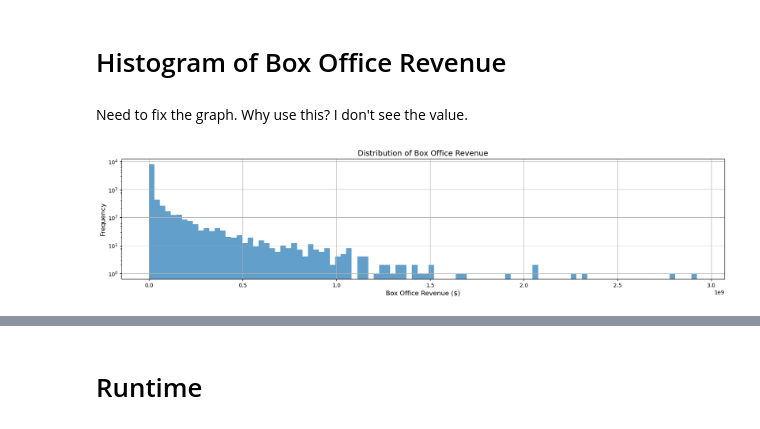
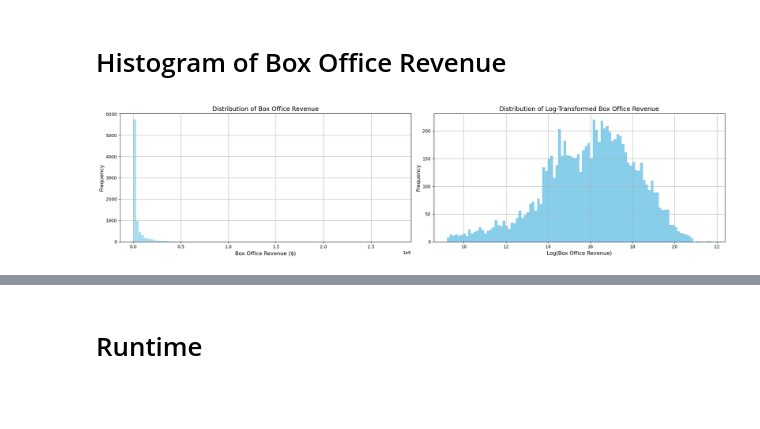
Before and after one commit to epfl-ada/ada-2024-project-conquistada, a Jupyter notebook: analysis_erik.ipynb, the cells around one changed output, grey strips where cells are left out. Cells and saved outputs as stored; diff of their text form; code cells hidden in the pictures; blank space fills up the shorter version.

```diff
--- a/analysis_erik.ipynb
+++ b/analysis_erik.ipynb
@@ -62,17 +64,23 @@ tmdb['Extracted Languages'] = tmdb['spoken_languages'].apply(str_to_list)
 # %% [markdown]
 # Histogram of Box Office Revenue
-# %% [markdown]
-Need to fix the graph.
-Why use this? I don't see the value.
-# %%
-plt.figure(figsize=(20, 4))
-plt.hist(tmdb['revenue'], bins=100, alpha=0.7)
-plt.title('Distribution of Box Office Revenue', fontsize=14)
-plt.xlabel('Box Office Revenue ($)', fontsize=12)
-plt.ylabel('Frequency', fontsize=12)
-plt.grid(True)
-plt.yscale('log')
-# plt.xscale('log')
-plt.show()
-# %% [output]
-[figure, removed]
+# %%
+fig, axes = plt.subplots(1, 2, figsize=(20, 5))
+
+# Original Distribution
+axes[0].hist(movies['Movie box office revenue'], bins=100, alpha=0.7, color=GRAPH_COLORS[0])
+axes[0].set_title('Distribution of Box Office Revenue', fontsize=14)
+axes[0].set_xlabel('Box Office Revenue ($)', fontsize=12)
+axes[0].set_ylabel('Frequency', fontsize=12)
+axes[0].grid(True)
+
+# Log-Transformed Distribution
+axes[1].hist(np.log1p(movies['Movie box office revenue']), bins=100, color=GRAPH_COLORS[0])
+axes[1].set_title('Distribution of Log-Transformed Box Office Revenue', fontsize=14)
+axes[1].set_xlabel('Log(Box Office Revenue)', fontsize=12)
+axes[1].set_ylabel('Frequency', fontsize=12)
+axes[1].grid(True)
+
+plt.tight_layout()
+plt.show()
+# %% [output]
+[figure, added]
```
Also changed, not shown: parts of 6 cells of this notebook.
